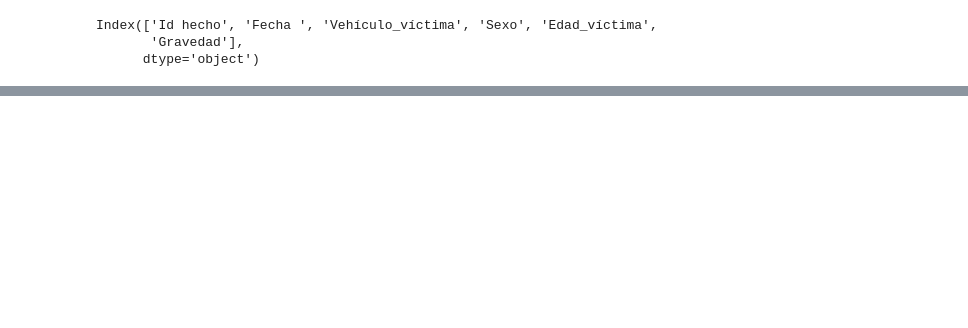
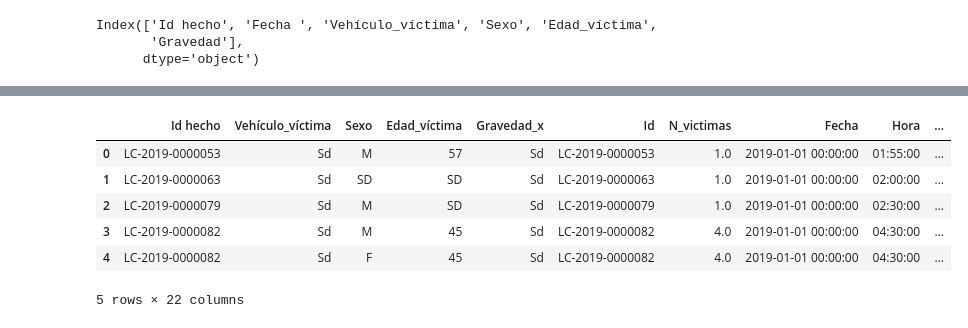
Before and after one commit to JUrielCerecero/Proyecto-Indiviudal-de-Data-Analytics-Siniestro-viales, a Jupyter notebook: ETL.ipynb, the cells around one changed output, grey strips where cells are left out. Saved outputs shown, nothing was run; the diff lists cells and outputs as text; code cells hidden in the pictures; blank space fills up the shorter version.

```diff
--- a/ETL.ipynb
+++ b/ETL.ipynb
@@ -682,8 +800,3 @@ dfvictimas2.columns
 Index(['ID hecho', 'FECHA ', 'VEHICULO_VICTIMA', 'SEXO', 'EDAD_VICTIMA',
        'GRAVEDAD'],
       dtype='object')
-# %%
-a='VEHICULO_VICTIMA'
-a.find('VEHICULO_VICTIMA')
-a=a.replace('VEHICULO','vehículo')
-a
@@ -705,6 +816,9 @@ dfvictimas2.columns
 Index(['Id hecho', 'Fecha ', 'Vehículo_víctima', 'Sexo', 'Edad_víctima',
        'Gravedad'],
       dtype='object')
+# %%
+#qutimaos la columna Fecha, ya que se ecneutra el el dataframe dfhechos2
+dfvictimas2.drop(columns='Fecha ',inplace=True)
 # %%
 dfvictimas2.info()
 # %% [output]
@@ -725 +839,13 @@ memory usage: 1.4+ MB
 dfvictimas2.to_csv('Datasets/lesiones_victimas.csv',index=False)
+# %%
+#hacemos un merge de las dos tablas, para despues hacer el Eda ey el dashboard
+dflesiones=dfvictimas2.merge(dfhechos2,how='left', left_on='Id hecho',right_on='Id')
+dflesiones.head()
+# %% [output]
+|  | Id hecho | Vehículo_víctima | Sexo | Edad_víctima | Gravedad_x | Id | N_victimas | Fecha | Hora | ... |
+| 0 | LC-2019-0000053 | Sd | M | 57 | Sd | LC-2019-0000053 | 1.0 | 2019-01-01 00:00:00 | 01:55:00 | ... |
+| 1 | LC-2019-0000063 | Sd | SD | SD | Sd | LC-2019-0000063 | 1.0 | 2019-01-01 00:00:00 | 02:00:00 | ... |
+| 2 | LC-2019-0000079 | Sd | M | SD | Sd | LC-2019-0000079 | 1.0 | 2019-01-01 00:00:00 | 02:30:00 | ... |
+| 3 | LC-2019-0000082 | Sd | M | 45 | Sd | LC-2019-0000082 | 4.0 | 2019-01-01 00:00:00 | 04:30:00 | ... |
+| 4 | LC-2019-0000082 | Sd | F | 45 | Sd | LC-2019-0000082 | 4.0 | 2019-01-01 00:00:00 | 04:30:00 | ... |
+5 rows × 22 columns
```
Also changed, not shown: parts of 24 cells of this notebook, 3 other files.
